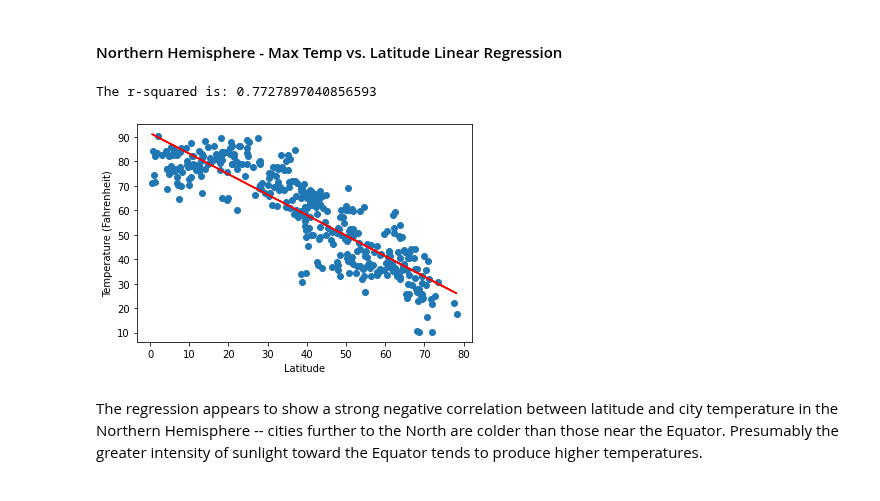
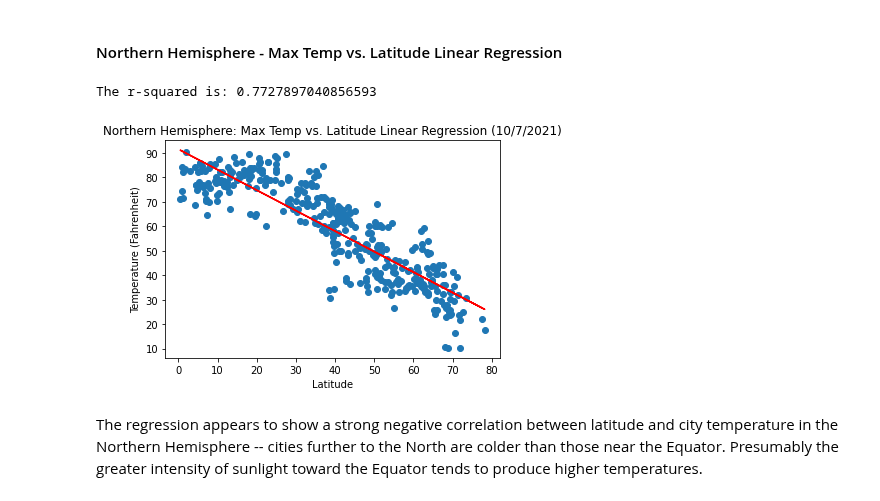
Before and after one commit to eldridgesje/python-api-challenge, a Jupyter notebook: WeatherPy.ipynb, the cells around one changed output. Drawn from its saved outputs; the diff is of its cells as text; code cells hidden in the pictures.

```diff
--- a/WeatherPy.ipynb
+++ b/WeatherPy.ipynb
@@ -311,22 +311,23 @@ southernData = clean_city_data.loc[clean_city_data["Lat"] < 0]
 # %%
 #Perform the regression
 x_values = northernData['Lat']
 y_values = northernData['Max Temp']
 (slope, intercept, rvalue, pvalue, stderr) = linregress(x_values, y_values)
 regress_values = x_values * slope + intercept
 line_eq = "y = " + str(round(slope,2)) + "x + " + str(round(intercept,2))
 
 #Plot the data and regression line
 plt.scatter(x_values,y_values)
 plt.plot(x_values,regress_values,"r-")
 plt.annotate(line_eq,(0,3),fontsize=15,color="red")
+plt.title("Northern Hemisphere: Max Temp vs. Latitude Linear Regression (10/7/2021)")
 plt.xlabel('Latitude')
 plt.ylabel('Temperature (Fahrenheit)')
 print(f"The r-squared is: {rvalue**2}")
 plt.show()
 # %% [output]
 The r-squared is: 0.7727897040856593
-[figure, old version]
+[figure, new version]
 # %% [markdown]
 The regression appears to show a strong negative correlation between latitude and city temperature in the Northern Hemisphere -- cities further to the North are colder than those near the Equator. Presumably the greater intensity of sunlight toward the Equator tends to produce higher temperatures.
 # %% [markdown]
```
Also changed, not shown: parts of 15 cells of this notebook, 6 other files.
